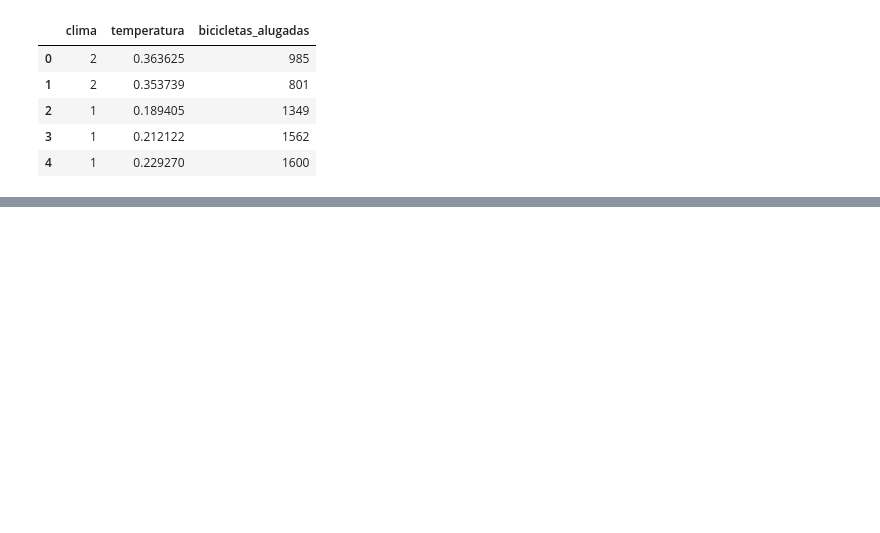
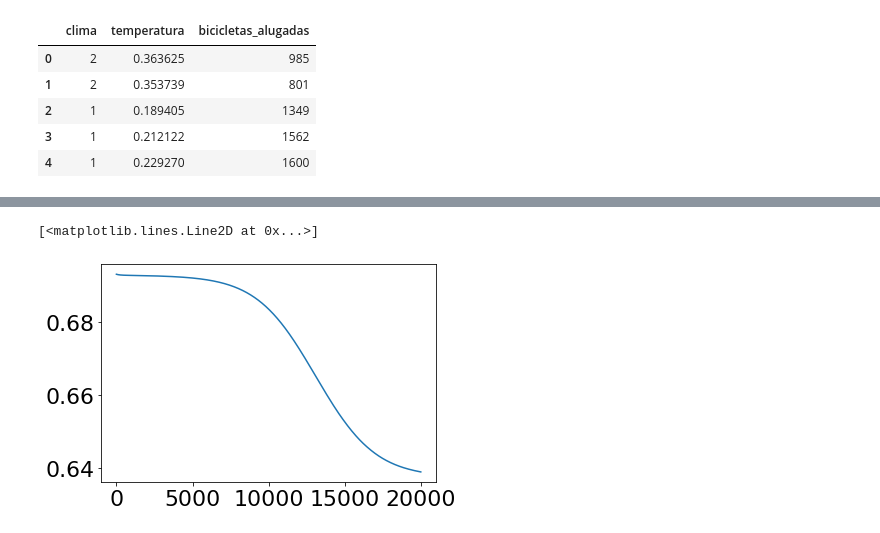
Before and after one commit to joutav/Machine-Learning-Avancado, a Jupyter notebook: Rede-neural-numpy/notebooks/rede_neural_com_numpy.ipynb, the cells around one changed output, grey strips where cells are left out. Saved outputs shown, nothing was run; the diff lists cells and outputs as text; code cells hidden in the pictures; blank space fills up the shorter version.

```diff
--- a/Rede-neural-numpy/notebooks/rede_neural_com_numpy.ipynb
+++ b/Rede-neural-numpy/notebooks/rede_neural_com_numpy.ipynb
@@ -118,7 +119,7 @@ def propaga_total(X, valores_parametros, arquitetura):
     # retorna o vetor predito e um dicionário contendo os valores intermediários
     return ativado_atual, memoria
 # %%
-valores_parametros = inicia_camadas(arquitetura,)
+valores_parametros = inicia_camadas(arquitetura)
 # %%
 y_estimado, memoria = propaga_total(np.transpose(X), valores_parametros, arquitetura)
 # %%
@@ -181,0 +204,29 @@ def retropropagacao_uma_camada(d_ativado_atual, pesos_atuais, b_atual, saida_atu
+# %%
+def treino(X, Y, X_teste, Y_teste, arquitetura, epocas, taxa_aprendizagem):
+    valores_parametros = inicia_camadas(arquitetura, 2)
+
+    historia_custo = []
+    historia_custo_teste = []
+
+    for i in range(epocas):
+        Y_predito, memoria = propaga_total(X, valores_parametros, arquitetura)
+
+        Y_predito_teste, memoria2 = propaga_total(X_teste, valores_parametros, arquitetura)
+
+        custo = valor_de_custo(Y_predito, Y)
+        historia_custo.append(custo)
+        custo_teste = valor_de_custo(Y_predito_teste, Y_teste)
+        historia_custo_teste.append(custo_teste)
+
+        gradientes = retropropagacao_total(Y_predito, Y, memoria, valores_parametros, arquitetura)
+
+        valores_parametros = atualiza(valores_parametros, gradientes, arquitetura, taxa_aprendizagem)
+
+        if i % 50:
+            print(f'Iteraçao: {i : 05} - custo {custo : .5f}')
+
+    return valores_parametros, historia_custo, historia_custo_teste
+# %%
+x_train, x_test, y_train, y_test = train_test_split(X, y, test_size=0.3, random_state=43)
+# %%
+valores_prametros, historia_custo, historia_custo_teste = treino(np.transpose(x_train), np.transpose(y_train.reshape(y_train.shape[0],1)), np.transpose(x_test), np.transpose(y_test.reshape(y_test.shape[0],1)), arquitetura, 20000, 0.01)
@@ -181,0 +251,5 @@ def retropropagacao_uma_camada(d_ativado_atual, pesos_atuais, b_atual, saida_atu
+# %%
+plt.plot(historia_custo)
+# %% [output]
+[<matplotlib.lines.Line2D at 0x...>]
+[figure, added]
```
Also changed, not shown: parts of 20 cells of this notebook.
